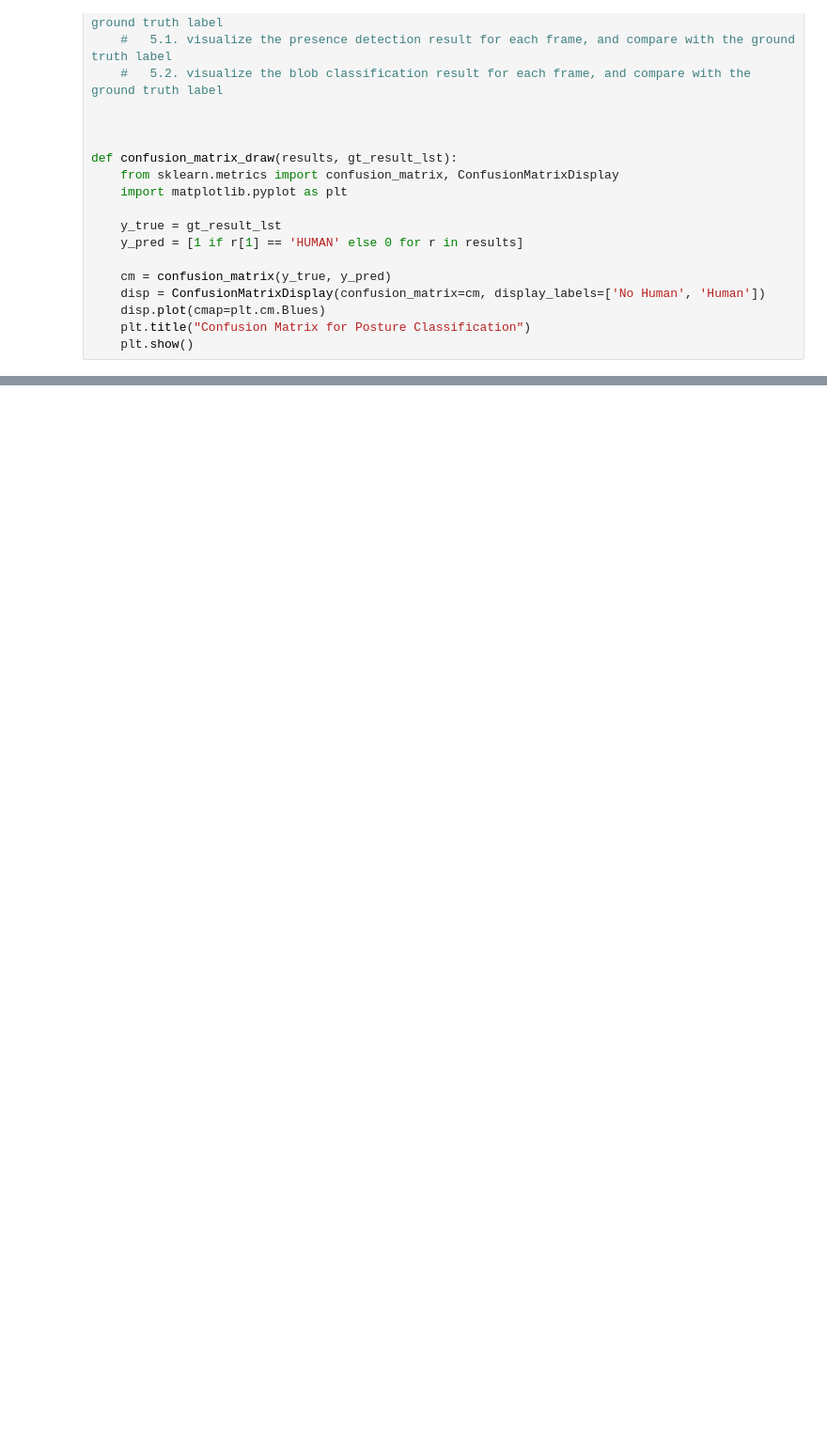
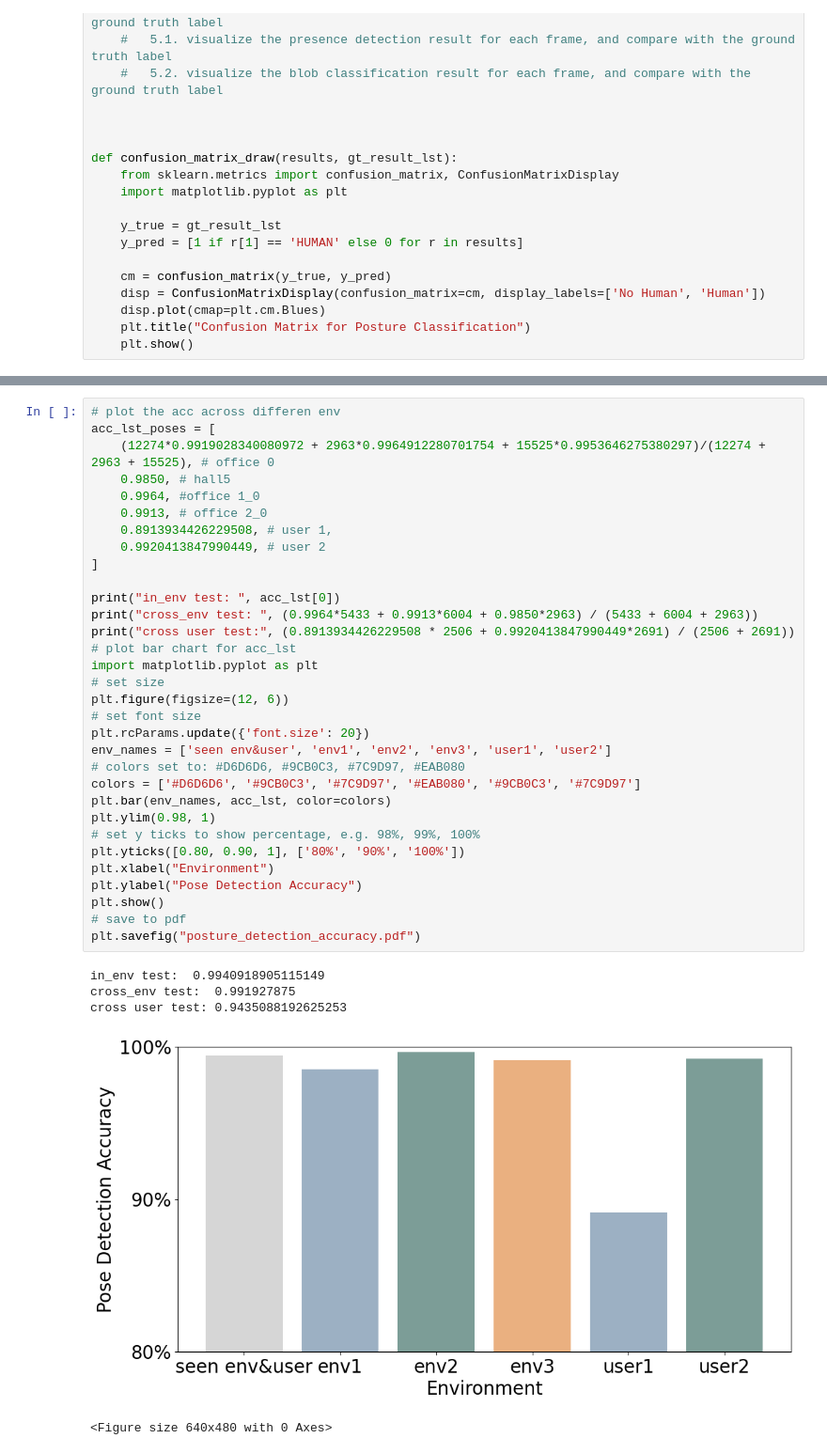
Before and after one commit to Myrmecos/FYP, a Jupyter notebook: src/experiments/experiment_final.ipynb, the cells around one changed output, grey strips where cells are left out. Shown at 94% size. Cells and saved outputs as stored; diff of their text form; blank space fills up the shorter version.

```diff
--- a/src/experiments/experiment_final.ipynb
+++ b/src/experiments/experiment_final.ipynb
@@ -449,0 +558,38 @@ Confusion Matrix for Posture Classification (Detailed): [[3175    3    0    0
+# %%
+# plot the acc across differen env
+acc_lst_poses = [
+    (12274*0.9919028340080972 + 2963*0.9964912280701754 + 15525*0.9953646275380297)/(12274 + 2963 + 15525), # office 0
+    0.9850, # hall5
+    0.9964, #office 1_0
+    0.9913, # office 2_0
+    0.8913934426229508, # user 1,
+    0.9920413847990449, # user 2
+]
+
+print("in_env test: ", acc_lst[0])
+print("cross_env test: ", (0.9964*5433 + 0.9913*6004 + 0.9850*2963) / (5433 + 6004 + 2963))
+print("cross user test:", (0.8913934426229508 * 2506 + 0.9920413847990449*2691) / (2506 + 2691))
+# plot bar chart for acc_lst
+import matplotlib.pyplot as plt
+# set size
+plt.figure(figsize=(12, 6))
+# set font size
+plt.rcParams.update({'font.size': 20})
+env_names = ['seen env&user', 'env1', 'env2', 'env3', 'user1', 'user2']
+# colors set to: #D6D6D6, #9CB0C3, #7C9D97, #EAB080
+colors = ['#D6D6D6', '#9CB0C3', '#7C9D97', '#EAB080', '#9CB0C3', '#7C9D97']
+plt.bar(env_names, acc_lst, color=colors)
+plt.ylim(0.98, 1)
+# set y ticks to show percentage, e.g. 98%, 99%, 100%
+plt.yticks([0.80, 0.90, 1], ['80%', '90%', '100%'])
+plt.xlabel("Environment")
+plt.ylabel("Pose Detection Accuracy")
+plt.show()
+# save to pdf
+plt.savefig("posture_detection_accuracy.pdf")
+# %% [output]
+in_env test:  0.9940918905115149
+cross_env test:  0.991927875
+cross user test: 0.9435088192625253
+[figure, added]
+<Figure size 640x480 with 0 Axes>
```
Also changed, not shown: parts of 7 cells of this notebook, 10 other files.
